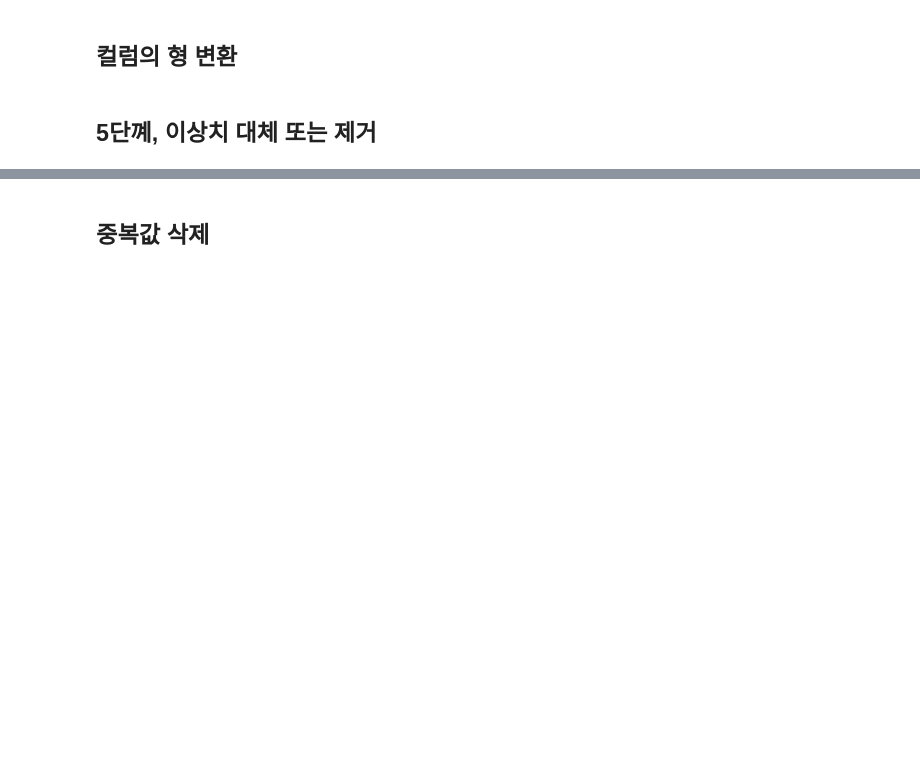
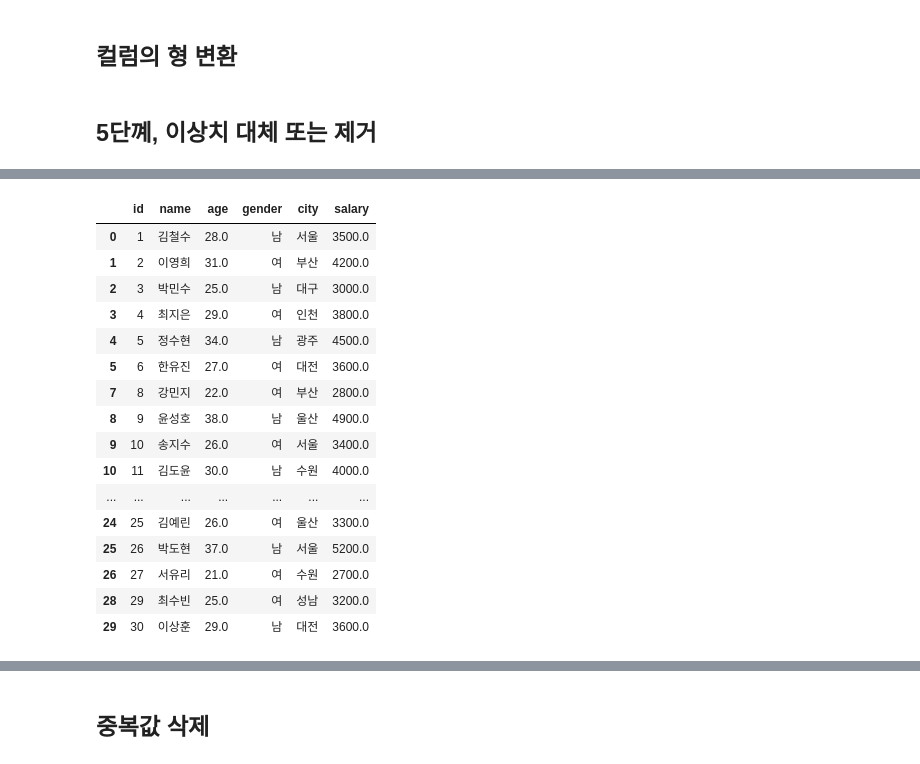
Before and after one commit to LEE0202020/study, a Jupyter notebook: 6. 데이터 전처리.ipynb, the cells around one changed output, grey strips where cells are left out. Cells and saved outputs as stored; diff of their text form; code cells hidden in the pictures; blank space fills up the shorter version.

```diff
--- a/6. 데이터 전처리.ipynb
+++ b/6. 데이터 전처리.ipynb
@@ -467,6 +574,25 @@ def remove_outlier(df, col_name):
 # %%
 df2 = remove_outlier(df1, "salary")
 df3 = remove_outlier(df2, "age")
+df3
+# %% [output]
+|  | id | name | age | gender | city | salary |
+| 0 | 1 | 김철수 | 28.0 | 남 | 서울 | 3500.0 |
+| 1 | 2 | 이영희 | 31.0 | 여 | 부산 | 4200.0 |
+| 2 | 3 | 박민수 | 25.0 | 남 | 대구 | 3000.0 |
+| 3 | 4 | 최지은 | 29.0 | 여 | 인천 | 3800.0 |
+| 4 | 5 | 정수현 | 34.0 | 남 | 광주 | 4500.0 |
+| 5 | 6 | 한유진 | 27.0 | 여 | 대전 | 3600.0 |
+| 7 | 8 | 강민지 | 22.0 | 여 | 부산 | 2800.0 |
+| 8 | 9 | 윤성호 | 38.0 | 남 | 울산 | 4900.0 |
+| 9 | 10 | 송지수 | 26.0 | 여 | 서울 | 3400.0 |
+| 10 | 11 | 김도윤 | 30.0 | 남 | 수원 | 4000.0 |
+| ... | ... | ... | ... | ... | ... | ... |
+| 24 | 25 | 김예린 | 26.0 | 여 | 울산 | 3300.0 |
+| 25 | 26 | 박도현 | 37.0 | 남 | 서울 | 5200.0 |
+| 26 | 27 | 서유리 | 21.0 | 여 | 수원 | 2700.0 |
+| 28 | 29 | 최수빈 | 25.0 | 여 | 성남 | 3200.0 |
+| 29 | 30 | 이상훈 | 29.0 | 남 | 대전 | 3600.0 |
 # %%
 df4 = df3.reset_index(drop=True)
 df4
```
Also changed, not shown: parts of 13 cells of this notebook, 8 other files.
